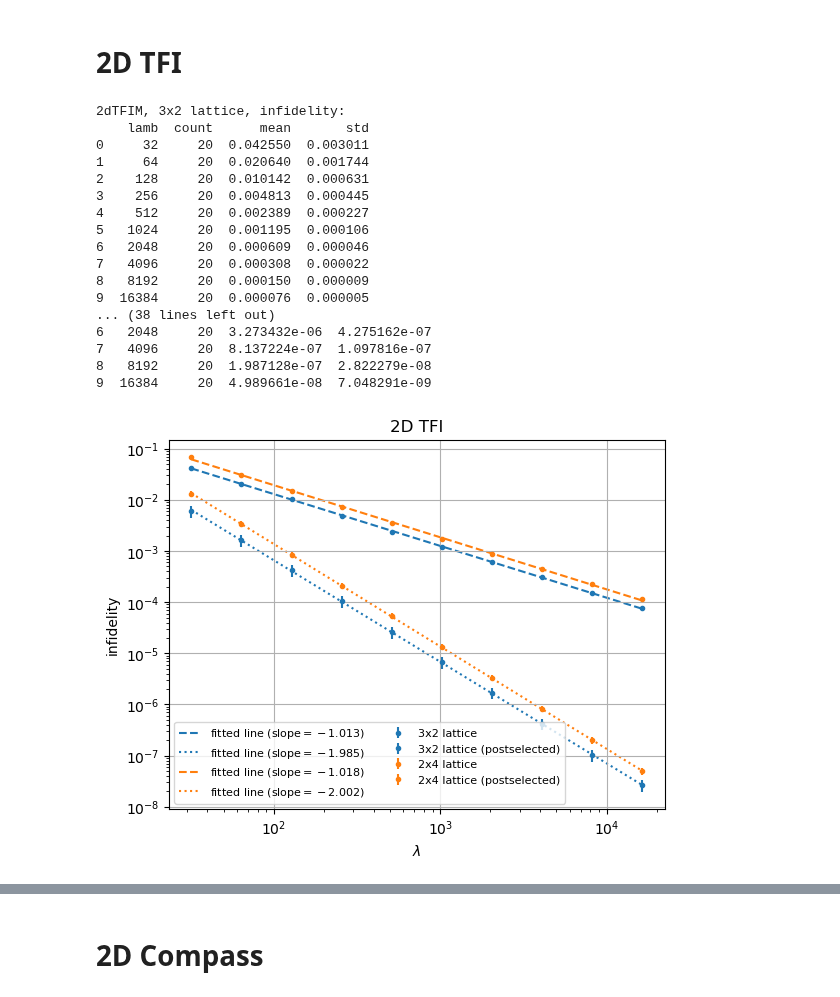
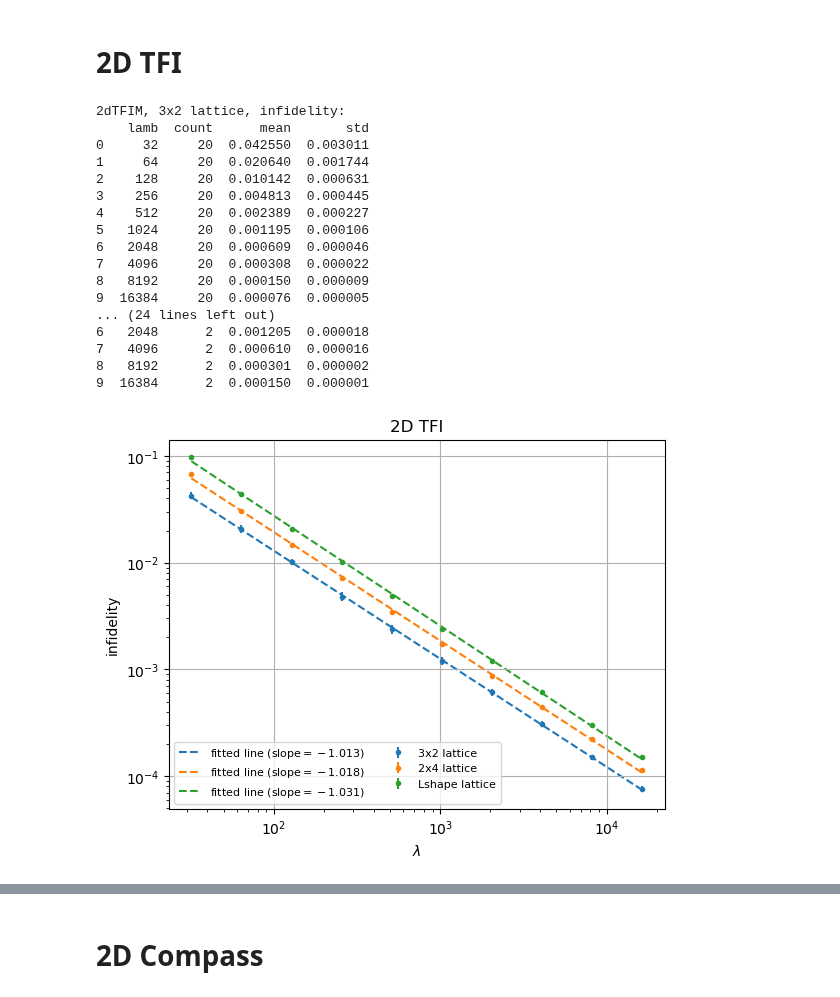
Before and after one commit to sqrta/ErrorSupression, a Jupyter notebook: use-dynamite/data/plot_sweep_lamb.ipynb, the cells around one changed output, grey strips where cells are left out. Cells and saved outputs as stored; diff of their text form; code cells hidden in the pictures.

```diff
--- a/use-dynamite/data/plot_sweep_lamb.ipynb
+++ b/use-dynamite/data/plot_sweep_lamb.ipynb
@@ -3,6 +3,8 @@ import numpy as np
 import scipy.stats
 import pandas as pd
 import matplotlib.pyplot as plt
+
+draw_postselection = False
 # %% [markdown]
 # 1D TFI
 # %%
@@ -199,7 +345,7 @@ plt.show()
 # 2D TFI
 # %%
 model = "2dTFIM"
-for lattice in ["3x2", "2x4"]:
+for lattice in ["3x2", "2x4", "Lshape"]:
     data_lamb, data_seed, data_infidelity, data_postsel_infidelity = [], [], [], []
 
     f = open(f"{model}_sweep_lamb_{lattice}_noise=0.1_t=1.txt")
@@ -240,53 +386,54 @@ for lattice in ["3x2", "2x4"]:
             label='fitted line (slope$={:.3f}$)'.format(lr.slope),
             color=plt.gca().lines[-1].get_color(),
             zorder=1,
             linestyle="--")
 
-    newdf = df.groupby("lamb")["postsel_infidelity"].agg(['count', 'mean', 'std']).reset_index()
-    print(f"{model}, {lattice} lattice, postselected infidelity:")
-    print(newdf)
-    print("\n")
-    lamb_arr = newdf["lamb"].to_numpy()
-    mean_arr = newdf["mean"].to_numpy()
-    std_arr = newdf["std"].to_numpy()
+    if draw_postselection:
+        newdf = df.groupby("lamb")["postsel_infidelity"].agg(['count', 'mean', 'std']).reset_index()
+        print(f"{model}, {lattice} lattice, postselected infidelity:")
+        print(newdf)
+        print("\n")
+        lamb_arr = newdf["lamb"].to_numpy()
+        mean_arr = newdf["mean"].to_numpy()
+        std_arr = newdf["std"].to_numpy()
 
-    plt.errorbar(lamb_arr, mean_arr, yerr=std_arr,
-                label=f'{lattice} lattice (postselected)',
+        plt.errorbar(lamb_arr, mean_arr, yerr=std_arr,
+                    label=f'{lattice} lattice (postselected)',
+                    color=plt.gca().lines[-1].get_color(),
+                    fmt='o', markersize=3, zorder=2)
+
+        lr = scipy.stats.linregress(np.log(lamb_arr), np.log(mean_arr))
+        plt.plot(lamb_arr, np.exp(lr.slope * np.log(lamb_arr) + lr.intercept),
+                label='fitted line (slope$={:.3f}$)'.format(lr.slope),
                 color=plt.gca().lines[-1].get_color(),
-                fmt='o', markersize=3, zorder=2)
-
-    lr = scipy.stats.linregress(np.log(lamb_arr), np.log(mean_arr))
-    plt.plot(lamb_arr, np.exp(lr.slope * np.log(lamb_arr) + lr.intercept),
-            label='fitted line (slope$={:.3f}$)'.format(lr.slope),
-            color=plt.gca().lines[-1].get_color(),
-            zorder=1,
-            linestyle=":")
+                zorder=1,
+                linestyle=":")
 
 plt.xscale("log")
 plt.yscale("log")
 plt.xlabel(r"$\lambda$")
 plt.ylabel("infidelity")
 plt.title("2D TFI")
 plt.legend(ncol=2, prop={'size': 8}, loc="lower left")
 plt.grid()
 plt.savefig(f"{model}_sweep_lamb_noise=0.1_t=1.pdf", format="pdf", bbox_inches="tight")
 plt.show()
 # %% [output]
 2dTFIM, 3x2 lattice, infidelity:
     lamb  count      mean       std
 0     32     20  0.042550  0.003011
 1     64     20  0.020640  0.001744
 2    128     20  0.010142  0.000631
 3    256     20  0.004813  0.000445
 4    512     20  0.002389  0.000227
 5   1024     20  0.001195  0.000106
 6   2048     20  0.000609  0.000046
 7   4096     20  0.000308  0.000022
 8   8192     20  0.000150  0.000009
 9  16384     20  0.000076  0.000005
-... (38 lines left out)
-6   2048     20  3.273432e-06  4.275162e-07
-7   4096     20  8.137224e-07  1.097816e-07
-8   8192     20  1.987128e-07  2.822279e-08
-9  16384     20  4.989661e-08  7.048291e-09
+... (24 lines left out)
+6   2048      2  0.001205  0.000018
+7   4096      2  0.000610  0.000016
+8   8192      2  0.000301  0.000002
+9  16384      2  0.000150  0.000001
-[figure, old version]
+[figure, new version]
```
Also changed, not shown: parts of 10 cells of this notebook.
